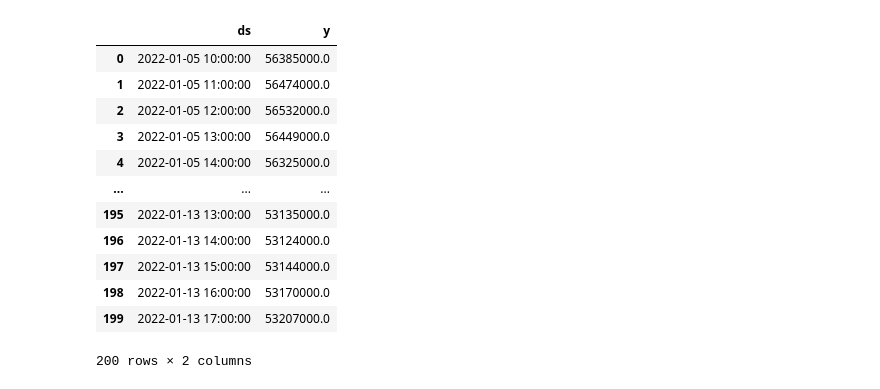
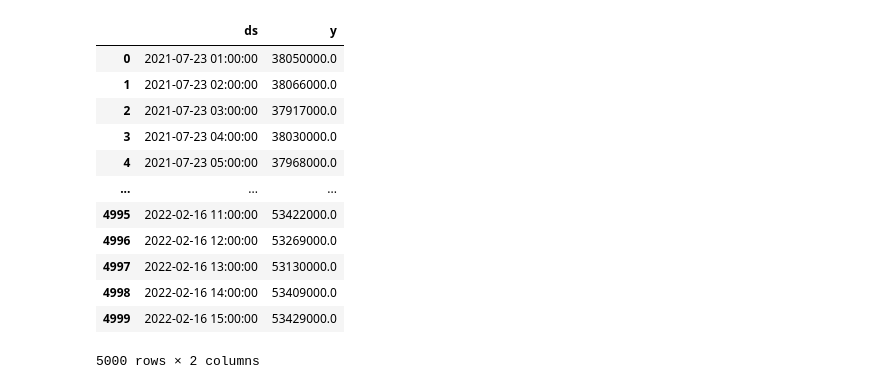
Before and after one commit to ghlim40/BT, a Jupyter notebook: Just_predict.ipynb, the cells around one changed output. Cells and saved outputs as stored; diff of their text form; code cells hidden in the pictures.

```diff
--- a/Just_predict.ipynb
+++ b/Just_predict.ipynb
@@ -17,28 +19,28 @@ from fbprophet import Prophet
 # %%
 coin = "KRW-BTC"
 # %%
-df_predict = pyupbit.get_ohlcv(coin, interval="minute60")
+df_predict = pyupbit.get_ohlcv(coin,count=5000, interval="minute60")
 df_predict
 
 df_predict = df_predict.reset_index()
 df_predict['ds'] = df_predict['index']
 df_predict['y'] = df_predict['close']
 data_predict = df_predict[['ds','y']]
 data_predict
 # %% [output]
 |  | ds | y |
-| 0 | 2022-01-05 10:00:00 | 56385000.0 |
-| 1 | 2022-01-05 11:00:00 | 56474000.0 |
-| 2 | 2022-01-05 12:00:00 | 56532000.0 |
-| 3 | 2022-01-05 13:00:00 | 56449000.0 |
-| 4 | 2022-01-05 14:00:00 | 56325000.0 |
+| 0 | 2021-07-23 01:00:00 | 38050000.0 |
+| 1 | 2021-07-23 02:00:00 | 38066000.0 |
+| 2 | 2021-07-23 03:00:00 | 37917000.0 |
+| 3 | 2021-07-23 04:00:00 | 38030000.0 |
+| 4 | 2021-07-23 05:00:00 | 37968000.0 |
 | ... | ... | ... |
-| 195 | 2022-01-13 13:00:00 | 53135000.0 |
-| 196 | 2022-01-13 14:00:00 | 53124000.0 |
-| 197 | 2022-01-13 15:00:00 | 53144000.0 |
-| 198 | 2022-01-13 16:00:00 | 53170000.0 |
-| 199 | 2022-01-13 17:00:00 | 53207000.0 |
+| 4995 | 2022-02-16 11:00:00 | 53422000.0 |
+| 4996 | 2022-02-16 12:00:00 | 53269000.0 |
+| 4997 | 2022-02-16 13:00:00 | 53130000.0 |
+| 4998 | 2022-02-16 14:00:00 | 53409000.0 |
+| 4999 | 2022-02-16 15:00:00 | 53429000.0 |
-200 rows × 2 columns
+5000 rows × 2 columns
 # %%
 model = Prophet()
 model.fit(data_predict)
```
Also changed, not shown: parts of 3 cells of this notebook.
